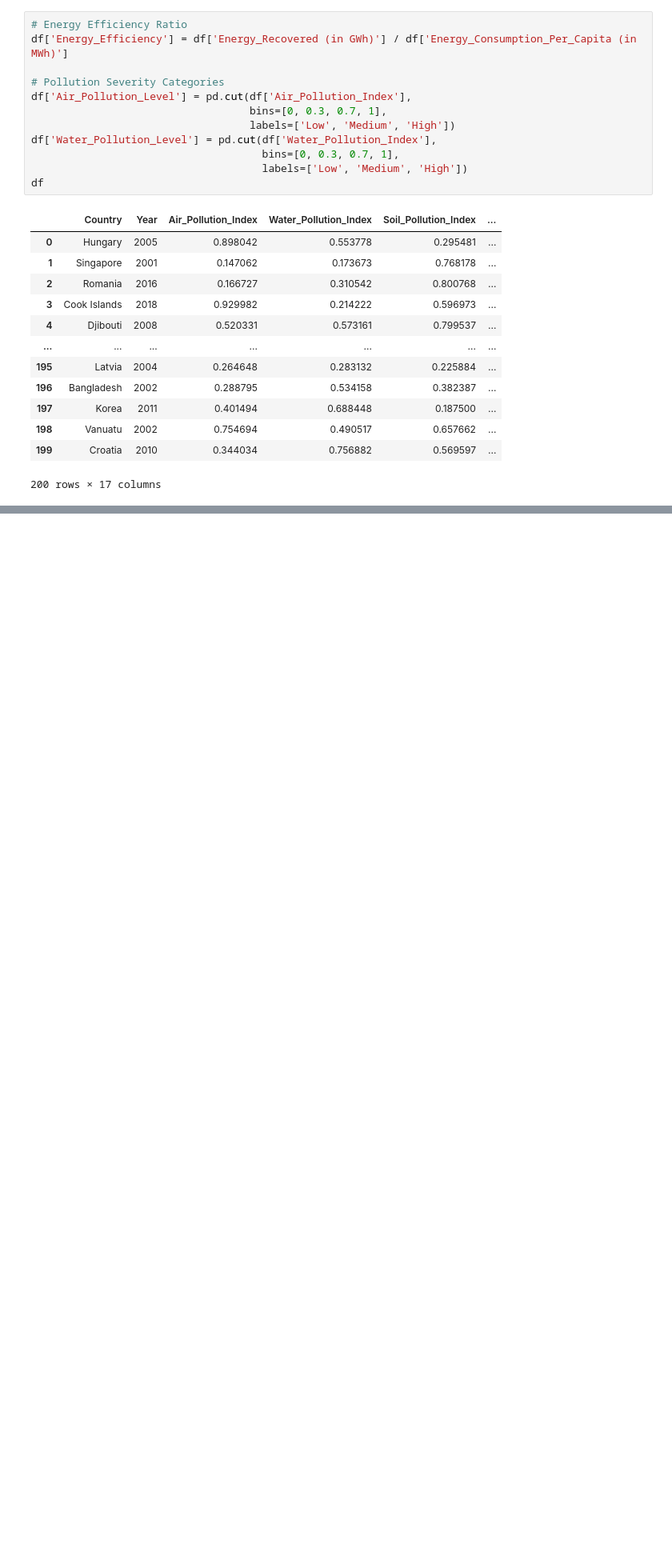
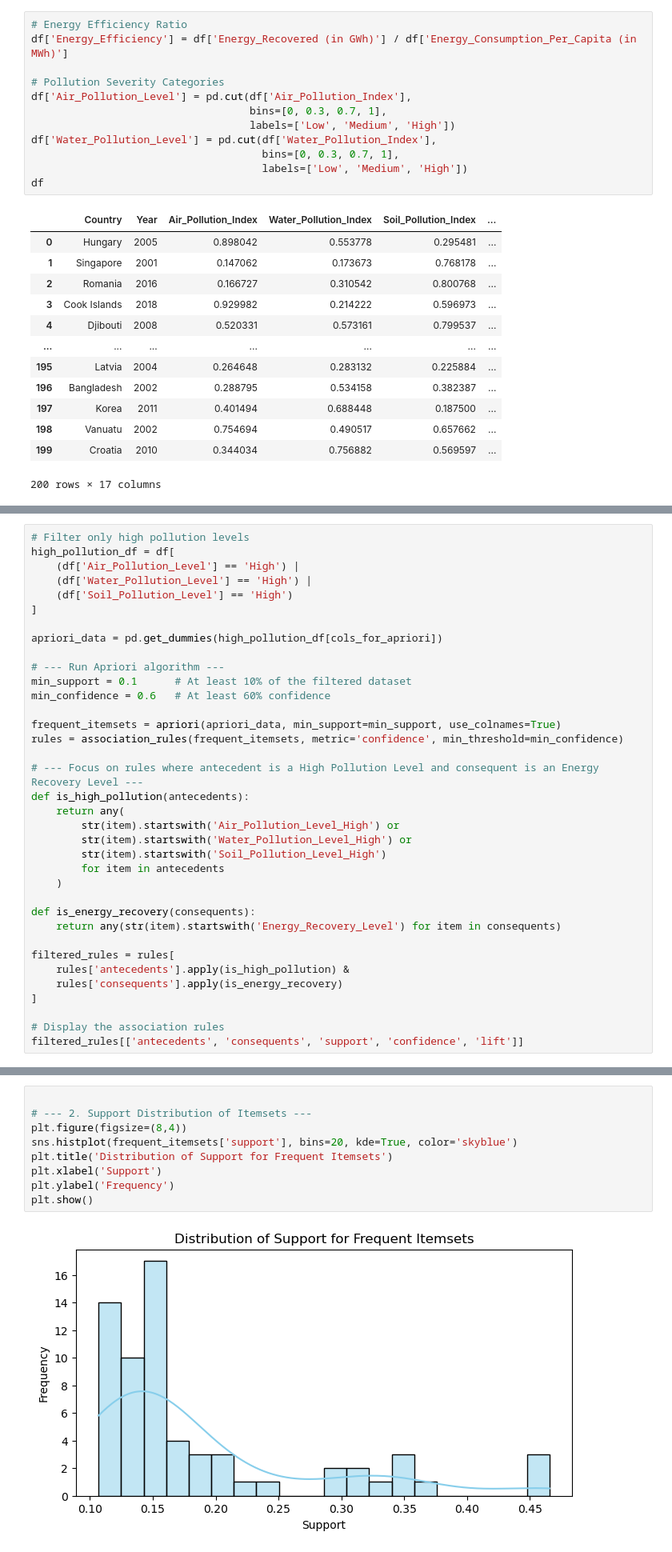
Before and after one commit to Dnyaneshwar-Markad/Global-Pollution, a Jupyter notebook: Asssignment8.ipynb, the cells around one changed output, grey strips where cells are left out. Shown at 80% size. Drawn from its saved outputs; the diff is of its cells as text; blank space fills up the shorter version.

```diff
--- a/Asssignment8.ipynb
+++ b/Asssignment8.ipynb
@@ -161,0 +156,36 @@ plt.show()
+# %%
+# Filter only high pollution levels
+high_pollution_df = df[
+    (df['Air_Pollution_Level'] == 'High') |
+    (df['Water_Pollution_Level'] == 'High') |
+    (df['Soil_Pollution_Level'] == 'High')
+]
+
+apriori_data = pd.get_dummies(high_pollution_df[cols_for_apriori])
+
+# --- Run Apriori algorithm ---
+min_support = 0.1      # At least 10% of the filtered dataset
+min_confidence = 0.6   # At least 60% confidence
+
+frequent_itemsets = apriori(apriori_data, min_support=min_support, use_colnames=True)
+rules = association_rules(frequent_itemsets, metric='confidence', min_threshold=min_confidence)
+
+# --- Focus on rules where antecedent is a High Pollution Level and consequent is an Energy Recovery Level ---
+def is_high_pollution(antecedents):
+    return any(
+        str(item).startswith('Air_Pollution_Level_High') or
+        str(item).startswith('Water_Pollution_Level_High') or
+        str(item).startswith('Soil_Pollution_Level_High')
+        for item in antecedents
+    )
+
+def is_energy_recovery(consequents):
+    return any(str(item).startswith('Energy_Recovery_Level') for item in consequents)
+
+filtered_rules = rules[
+    rules['antecedents'].apply(is_high_pollution) &
+    rules['consequents'].apply(is_energy_recovery)
+]
+
+# Display the association rules
+filtered_rules[['antecedents', 'consequents', 'support', 'confidence', 'lift']]
@@ -161,0 +259,11 @@ plt.show()
+# %%
+
+# --- 2. Support Distribution of Itemsets ---
+plt.figure(figsize=(8,4))
+sns.histplot(frequent_itemsets['support'], bins=20, kde=True, color='skyblue')
+plt.title('Distribution of Support for Frequent Itemsets')
+plt.xlabel('Support')
+plt.ylabel('Frequency')
+plt.show()
+# %% [output]
+[figure, added]
```
Also changed, not shown: parts of 10 cells of this notebook.
